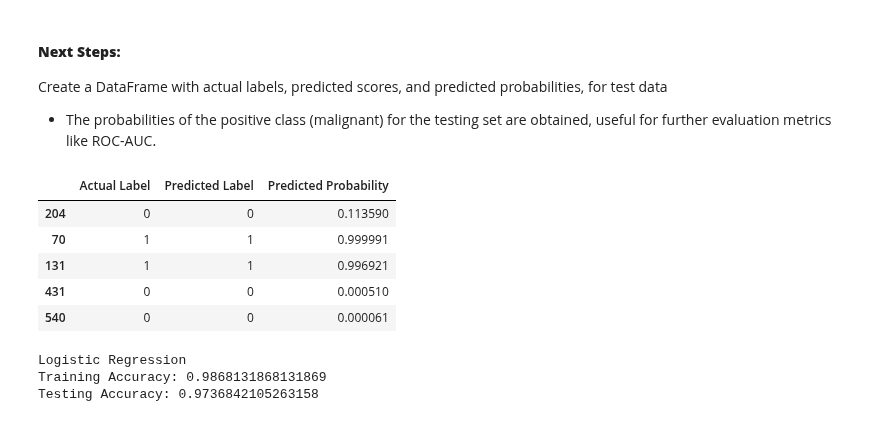
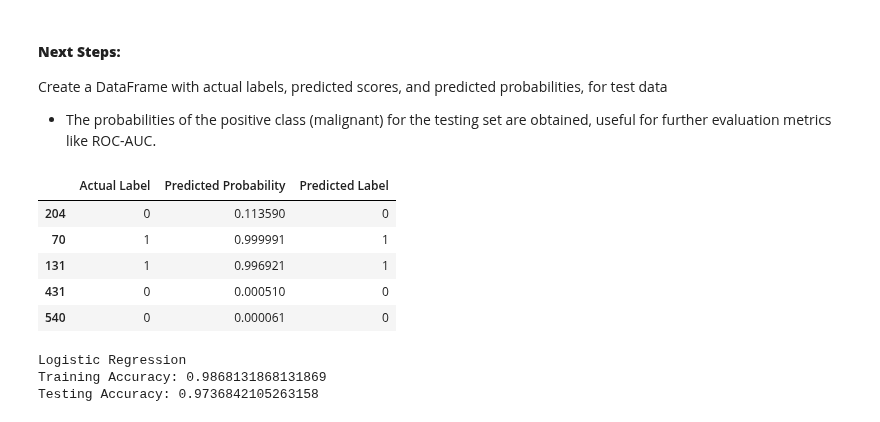
Before and after one commit to aninditadash/Introduction_to_machine_learning, a Jupyter notebook: 6.Supervised_Learning_Classification_1.ipynb, the cells around one changed output. Cells and saved outputs as stored; diff of their text form; code cells hidden in the pictures.

```diff
--- a/6.Supervised_Learning_Classification_1.ipynb
+++ b/6.Supervised_Learning_Classification_1.ipynb
@@ -418,19 +418,19 @@ Create a DataFrame with actual labels, predicted scores, and predicted probabili
 # %%
 results_df = pd.DataFrame({
     'Actual Label': y_test,
+    'Predicted Probability': y_pred_test_prob_log_reg,
     'Predicted Label': y_pred_test_log_reg,
-    'Predicted Probability': y_pred_test_prob_log_reg
 })
 
 # Display the first 5 instances in the result dataframe
 results_df.head()
 # %% [output]
-|  | Actual Label | Predicted Label | Predicted Probability |
-| 204 | 0 | 0 | 0.113590 |
-| 70 | 1 | 1 | 0.999991 |
-| 131 | 1 | 1 | 0.996921 |
-| 431 | 0 | 0 | 0.000510 |
-| 540 | 0 | 0 | 0.000061 |
+|  | Actual Label | Predicted Probability | Predicted Label |
+| 204 | 0 | 0.113590 | 0 |
+| 70 | 1 | 0.999991 | 1 |
+| 131 | 1 | 0.996921 | 1 |
+| 431 | 0 | 0.000510 | 0 |
+| 540 | 0 | 0.000061 | 0 |
 # %%
 # Calculate the training and testing accuracy
 training_accuracy = accuracy_score(y_train, y_pred_train_log_reg)
```
Also changed, not shown: parts of 80 cells of this notebook, 11 other files.
